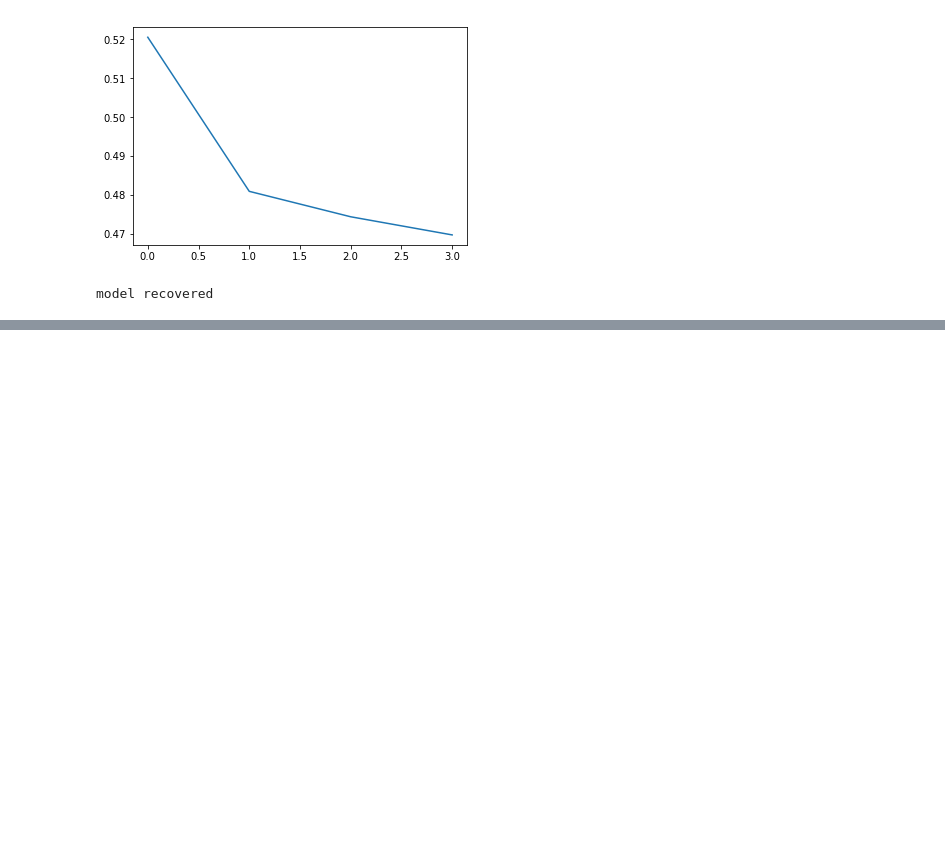
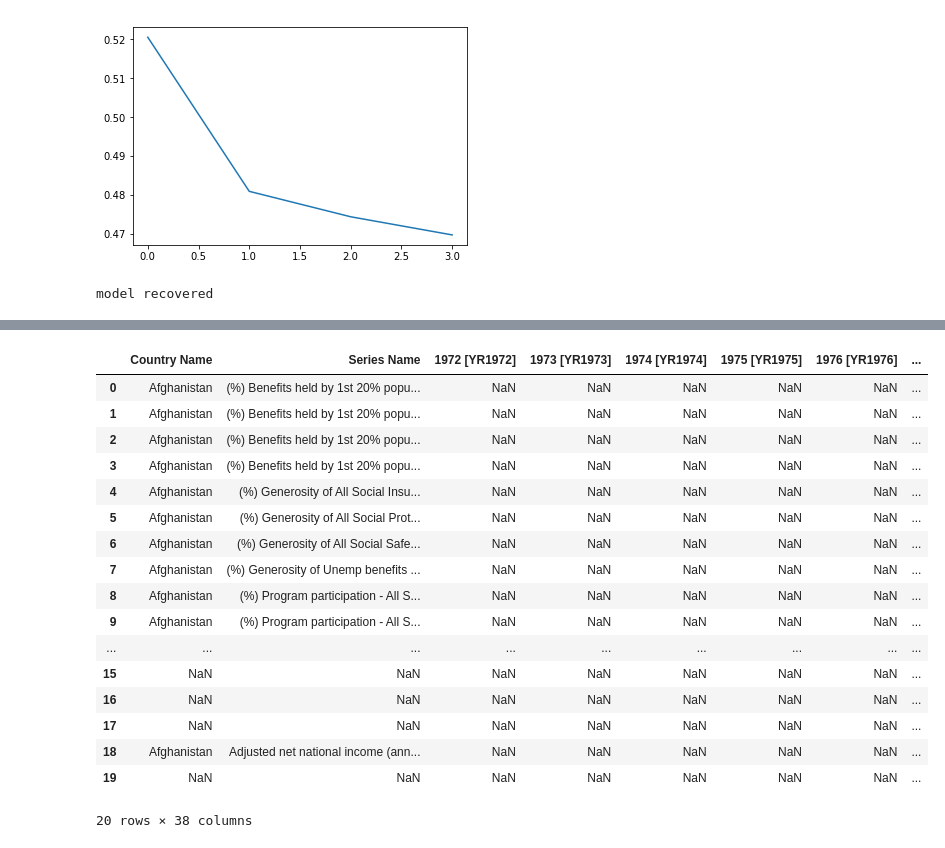
Before and after one commit to chrisrytting/work, a Jupyter notebook: nn/test.ipynb, the cells around one changed output, grey strips where cells are left out. Drawn from its saved outputs; the diff is of its cells as text; code cells hidden in the pictures; blank space fills up the shorter version.

Commit message:
think will generate time series

```diff
--- a/nn/test.ipynb
+++ b/nn/test.ipynb
@@ -1434,3 +1435,23 @@ with tf.Session(graph=graph) as session:
     print ('model recovered')
 # %% [output]
 model recovered
+# %%
+def generate_year_list(start, stop=None):
+    """
+    make a list of column names for specific years
+    in the format they appear in the data frame start/stop inclusive
+    """
+
+    if isinstance(start, list):
+        data_range = start
+    elif stop:
+        data_range = range(start, stop+1)
+    else:
+        data_range = [start]
+
+    yrs = []
+
+    for yr in data_range:
+        yrs.append("{0} [YR{0}]".format(yr))
+
+    return yrs
@@ -1436,0 +1479,15 @@ model recovered
+# %%
+import pandas as pd
+training_data = pd.read_csv('TrainingSet.csv', index_col = 0)
+country_names = set(training_data['Country Name'])
+country_names = np.sort([country for country in country_names])
+
+series_names = set(training_data['Series Name'])
+series_names = np.sort([series for series in series_names])
+
+years = generate_year_list(1972, 2007)
+dic = {'Country Name': country_names, 'Series Name': series_names}
+full_train = pd.DataFrame(list(itertools.product(*dic.values())), columns = dic.keys())
+for year in years:
+    full_train[year] = np.nan
+# full_train.loc[full_train[]]
@@ -1436,0 +1782,21 @@ model recovered
+# %%
+full_train[:20]
+# %% [output]
+|  | Country Name | Series Name | 1972 [YR1972] | 1973 [YR1973] | 1974 [YR1974] | 1975 [YR1975] | 1976 [YR1976] | ... |
+| 0 | Afghanistan | (%) Benefits held by 1st 20% popu... | NaN | NaN | NaN | NaN | NaN | ... |
+| 1 | Afghanistan | (%) Benefits held by 1st 20% popu... | NaN | NaN | NaN | NaN | NaN | ... |
+| 2 | Afghanistan | (%) Benefits held by 1st 20% popu... | NaN | NaN | NaN | NaN | NaN | ... |
+| 3 | Afghanistan | (%) Benefits held by 1st 20% popu... | NaN | NaN | NaN | NaN | NaN | ... |
+| 4 | Afghanistan | (%) Generosity of All Social Insu... | NaN | NaN | NaN | NaN | NaN | ... |
+| 5 | Afghanistan | (%) Generosity of All Social Prot... | NaN | NaN | NaN | NaN | NaN | ... |
+| 6 | Afghanistan | (%) Generosity of All Social Safe... | NaN | NaN | NaN | NaN | NaN | ... |
+| 7 | Afghanistan | (%) Generosity of Unemp benefits ... | NaN | NaN | NaN | NaN | NaN | ... |
+| 8 | Afghanistan | (%) Program participation - All S... | NaN | NaN | NaN | NaN | NaN | ... |
+| 9 | Afghanistan | (%) Program participation - All S... | NaN | NaN | NaN | NaN | NaN | ... |
+| ... | ... | ... | ... | ... | ... | ... | ... | ... |
+| 15 | NaN | NaN | NaN | NaN | NaN | NaN | NaN | ... |
+| 16 | NaN | NaN | NaN | NaN | NaN | NaN | NaN | ... |
+| 17 | NaN | NaN | NaN | NaN | NaN | NaN | NaN | ... |
+| 18 | Afghanistan | Adjusted net national income (ann... | NaN | NaN | NaN | NaN | NaN | ... |
+| 19 | NaN | NaN | NaN | NaN | NaN | NaN | NaN | ... |
+20 rows × 38 columns
```
Also changed, not shown: parts of 11 cells of this notebook.
